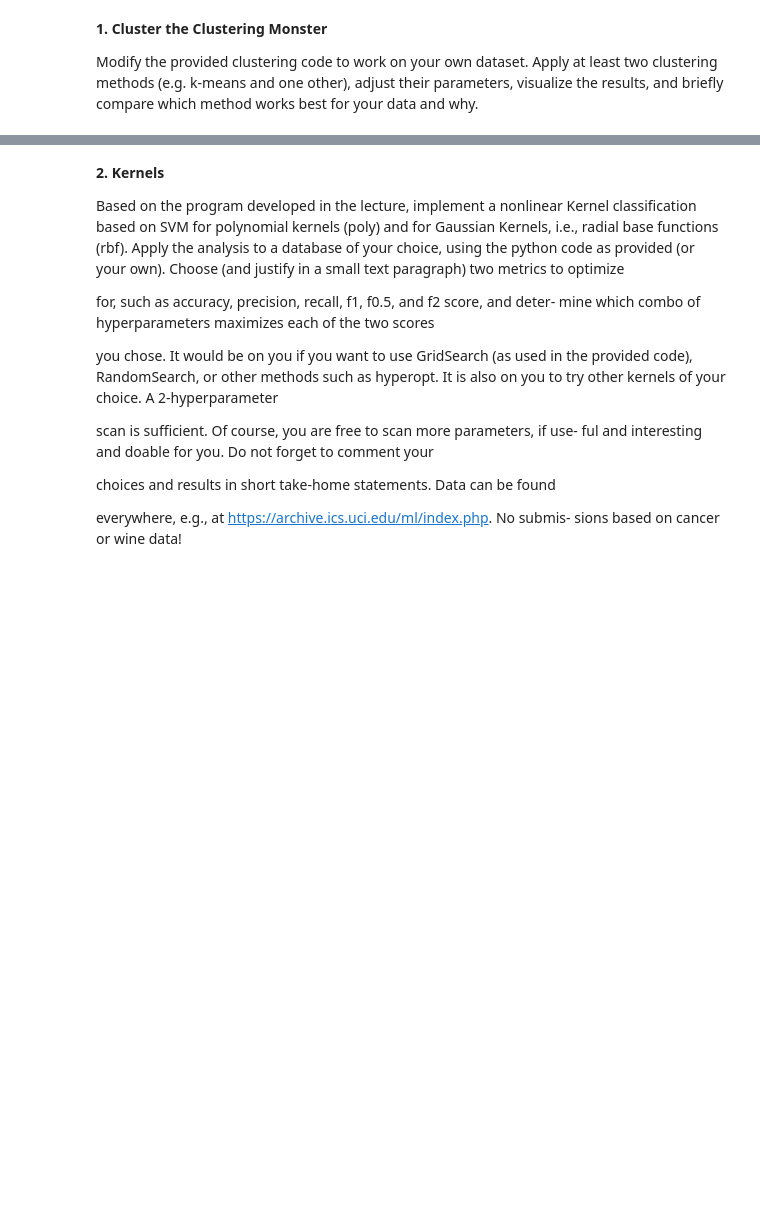
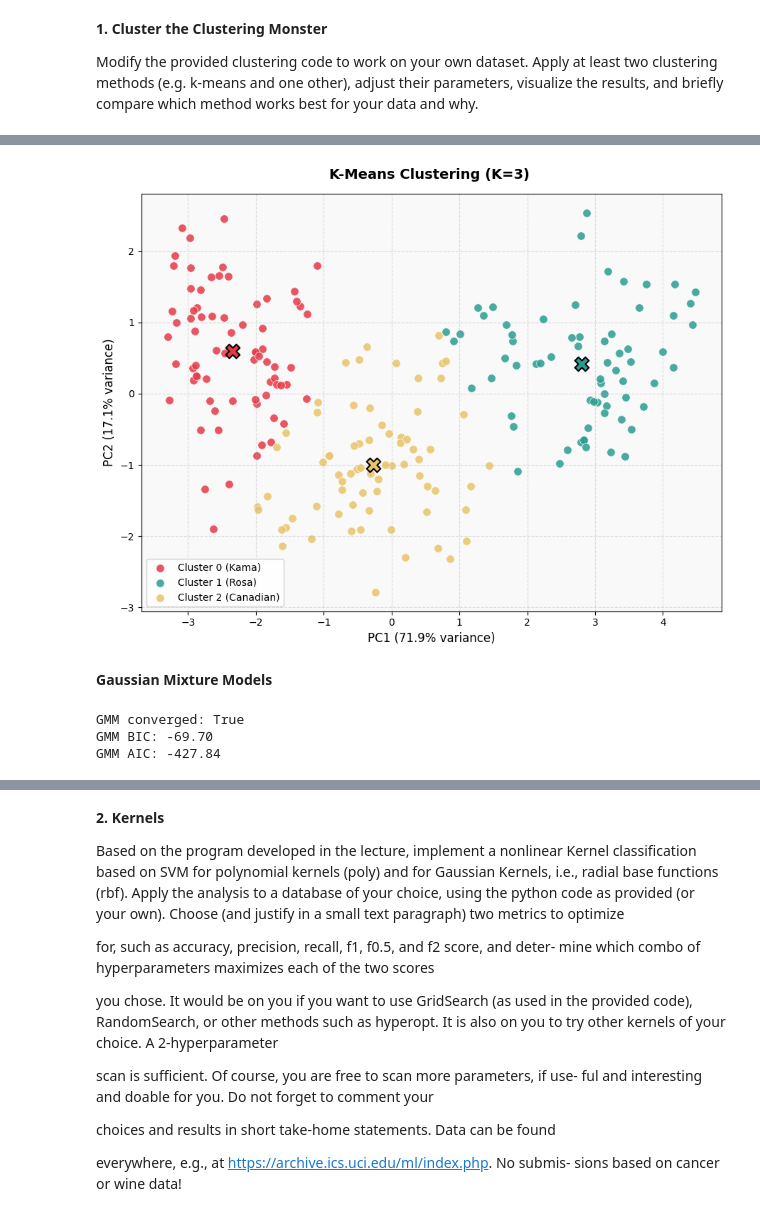
Before and after one commit to Shravani018/ml_2_group1, a Jupyter notebook: Assignment2/ML2_Group1_Assignment2.ipynb, the cells around one changed output, grey strips where cells are left out. Cells and saved outputs as stored; diff of their text form; code cells hidden in the pictures; blank space fills up the shorter version.

```diff
--- a/Assignment2/ML2_Group1_Assignment2.ipynb
+++ b/Assignment2/ML2_Group1_Assignment2.ipynb
@@ -15,0 +151,43 @@ best for your data and why.
+# %%
+kmeans = cluster.KMeans(n_clusters=best_k, random_state=42, n_init=10)
+kmeans.fit(X)
+labels_km = kmeans.labels_
+# %%
+centers_pca = pca.transform(kmeans.cluster_centers_)
+fig, ax = plt.subplots(figsize=(9, 7))
+for i in range(best_k):
+    mask = labels_km == i
+    ax.scatter(X_pca[mask, 0], X_pca[mask, 1],
+               s=70, alpha=0.85, color=palette[i],
+               edgecolors='white', linewidths=0.6,
+               label=f'Cluster {i} ({cluster_names[i]})')
+    ax.scatter(*centers_pca[i], s=200, color=palette[i],
+               marker='X', edgecolors='black', linewidths=1.5, zorder=5)
+ax.set_title(f'K-Means Clustering (K={best_k}) ',
+             fontsize=14, fontweight='bold', pad=15)
+ax.set_xlabel(f'PC1 ({pca.explained_variance_ratio_[0]:.1%} variance)', fontsize=12)
+ax.set_ylabel(f'PC2 ({pca.explained_variance_ratio_[1]:.1%} variance)', fontsize=12)
+ax.legend(fontsize=10, framealpha=0.9)
+ax.grid(True, linestyle='--', alpha=0.4)
+ax.set_facecolor('#f9f9f9')
+fig.tight_layout()
+plt.show()
+# %% [output]
+[figure, added]
+# %% [markdown]
+**Gaussian Mixture Models**
+# %%
+gmm = GaussianMixture(n_components=3, covariance_type='full', random_state=42)
+gmm.fit(X)
+labels_gmm = gmm.predict(X)
+probs = gmm.predict_proba(X)
+print(f"GMM converged: {gmm.converged_}")
+print(f"GMM BIC: {gmm.bic(X):.2f}")
+print(f"GMM AIC: {gmm.aic(X):.2f}")
+col_ind, labels_gmm_aligned = align_labels(labels_km, labels_gmm, best_k)
+gmm_means_aligned = gmm.means_[col_ind]
+gmm_covs_aligned = gmm.covariances_[col_ind]
+# %% [output]
+GMM converged: True
+GMM BIC: -69.70
+GMM AIC: -427.84
```
Also changed, not shown: parts of 26 cells of this notebook, 1 other file.
